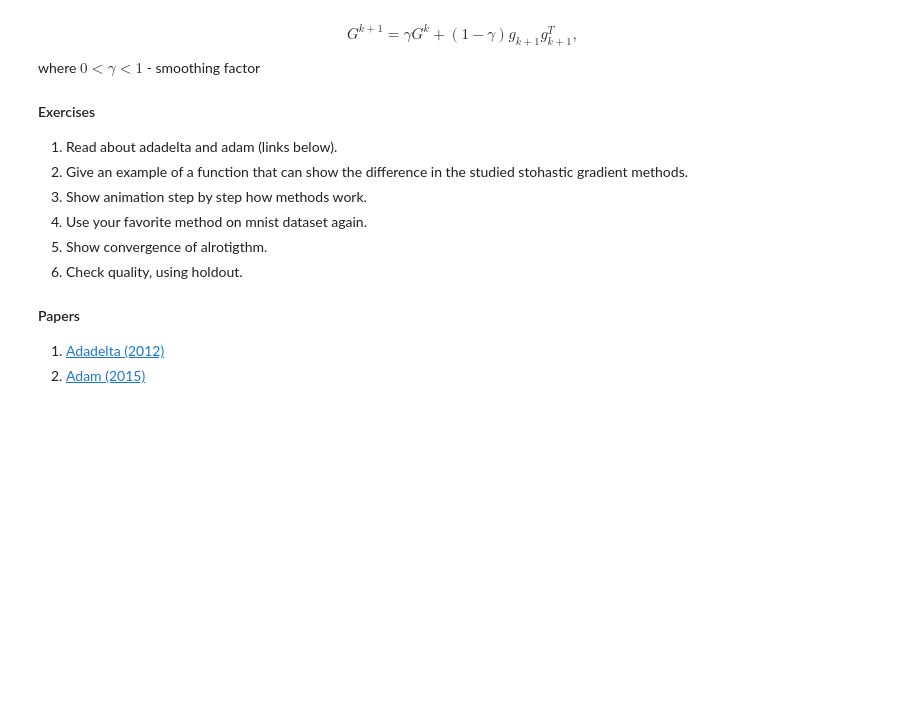
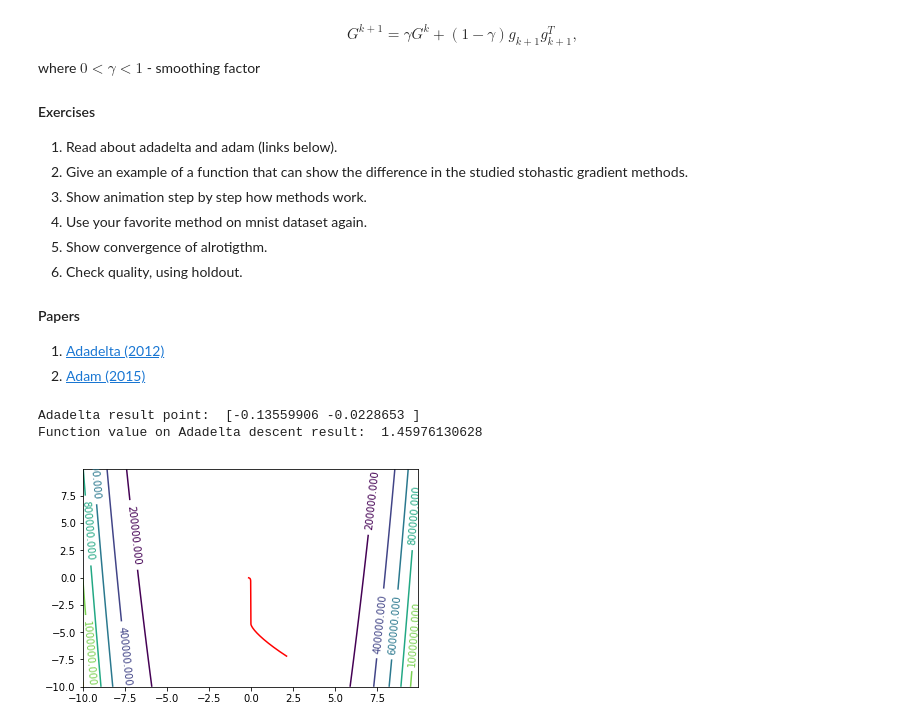
Before and after one commit to RakitinDen/Renju, a Jupyter notebook: labs/lab-1.ipynb, the cells around one changed output. Saved outputs shown, nothing was run; the diff lists cells and outputs as text; code cells hidden in the pictures; blank space fills up the shorter version.

Commit message:
Did Adadelta and Adam realisation

```diff
--- a/labs/lab-1.ipynb
+++ b/labs/lab-1.ipynb
@@ -1008,0 +1051,17 @@ where $0< \gamma < 1$ - smoothing factor
+# %%
+def adadelta_check(function, grad_func):
+    rb_start = np.array([np.random.rand() * 20 - 10 , np.random.rand() * 20 - 10])
+    point, points = adadelta_descent(function, grad_func, rb_start,
+            lmbda = 0.01, max_steps=10000, eps = 0.00001, gamma = 0.5)
+
+    print("Adadelta result point: ", point)
+    print("Function value on Adadelta descent result: ", function(point))
+    segment_x = np.arange(-10, 10, 0.1)
+    segment_y = np.arange(-10, 10, 0.1)
+    contour_with_trace(segment_x, segment_y, function, points)
+# %%
+adadelta_check(rosenbrock_func, rb_grad)
+# %% [output]
+Adadelta result point:  [-0.13559906 -0.0228653 ]
+Function value on Adadelta descent result:  1.45976130628
+[figure, added]
```
Also changed, not shown: parts of 17 cells of this notebook.
